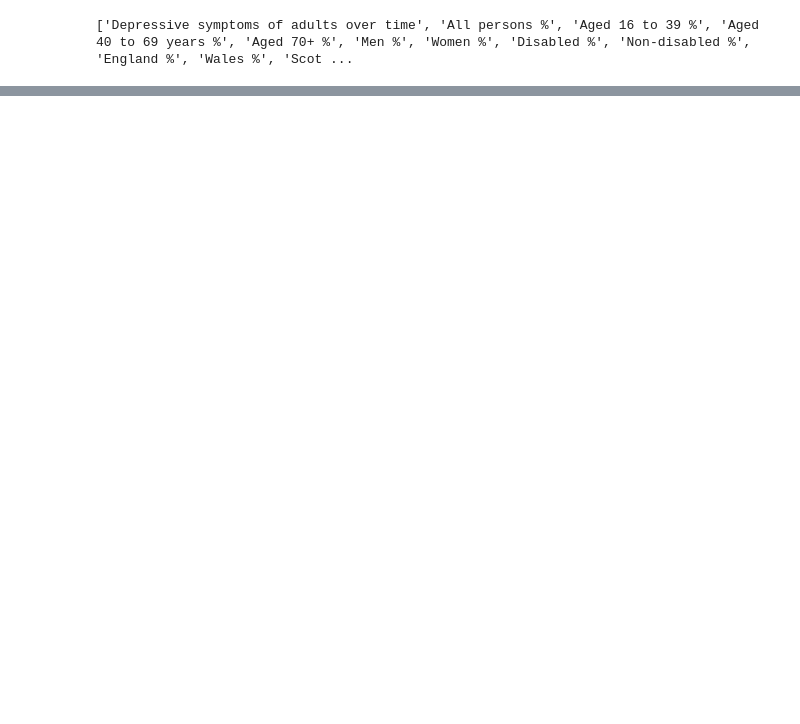
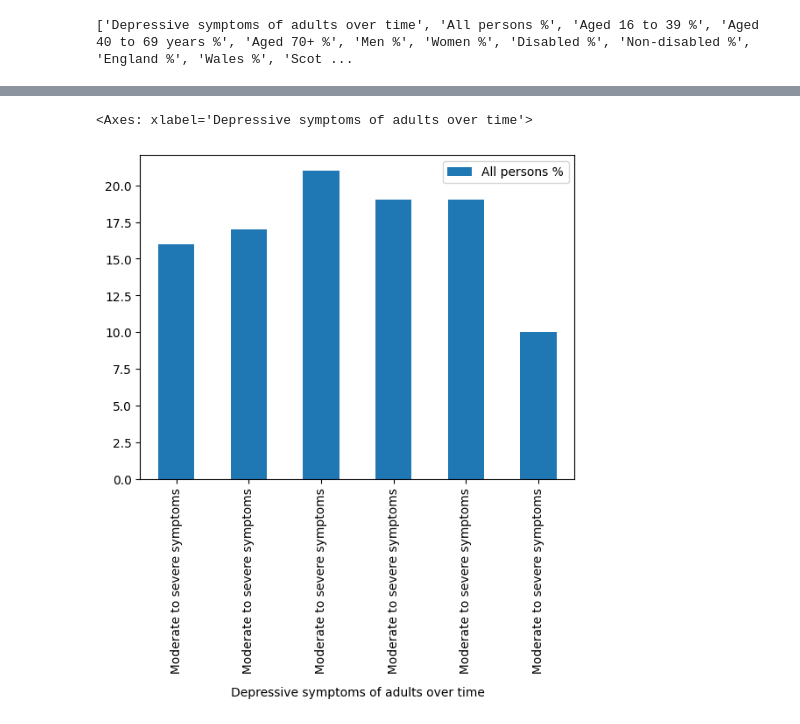
Before and after one commit to NabilahYK/PROGRAMMING-EXAM2, a Jupyter notebook: ProgrammingExam2.ipynb, the cells around one changed output, grey strips where cells are left out. Saved outputs shown, nothing was run; the diff lists cells and outputs as text; code cells hidden in the pictures; blank space fills up the shorter version.

```diff
--- a/ProgrammingExam2.ipynb
+++ b/ProgrammingExam2.ipynb
@@ -223,3 +223,5 @@ df4
 | 15 | July 2019 to March 2020: |  |  |  |  |  | ... |
 | 16 | No or mild symptoms | 90.0 | 89.0 | 90.0 | 95.0 | 93.0 | ... |
 | 17 | Moderate to severe symptoms | 10.0 | 11.0 | 10.0 | 5.0 | 7.0 | ... |
+# %%
+df5 = df4[['Depressive symptoms of adults over time','All persons %']]
@@ -225,0 +248,3 @@ df4
+# %%
+#make the first column of depressive symptoms into ther INDEX
+df5.set_index('Depressive symptoms of adults over time', inplace=True, drop=False)
@@ -225,0 +272,3 @@ df4
+# %%
+#drop column
+df6 = df5.drop(columns='Depressive symptoms of adults over time')
@@ -225,0 +335,8 @@ df4
+# %%
+#exclude unneeded entries
+entries_to_exclude = ['  No or mild symptoms', 'September to October 2022:' , 'July to August 2021:', '  No or mild symptoms' , 'January to March 2021:', '  No or mild symptoms' , 'November 2020:', '  No or mild symptoms', 'June 2020:', '  No or mild symptoms','July 2019 to March 2020:', '  No or mild symptoms',]
+df_filtered = df6[~df6.index.isin(entries_to_exclude)]
+df_filtered
+
+df7 = df_filtered
+df7
@@ -225,0 +352,5 @@ df4
+# %%
+df7.plot.bar()
+# %% [output]
+<Axes: xlabel='Depressive symptoms of adults over time'>
+[figure, added]
```
Also changed, not shown: parts of 9 cells of this notebook.
